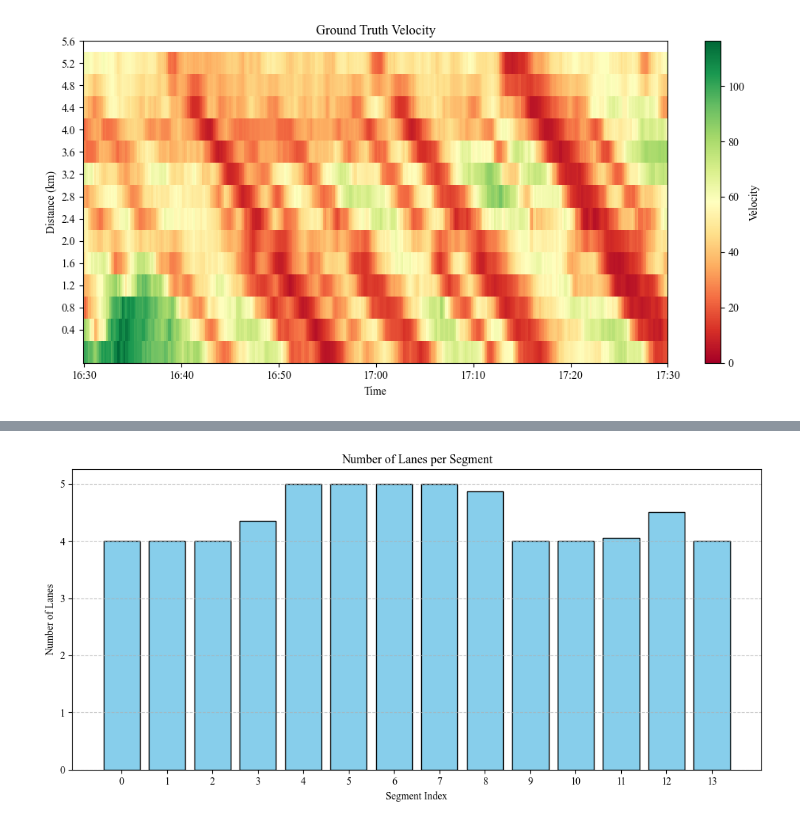
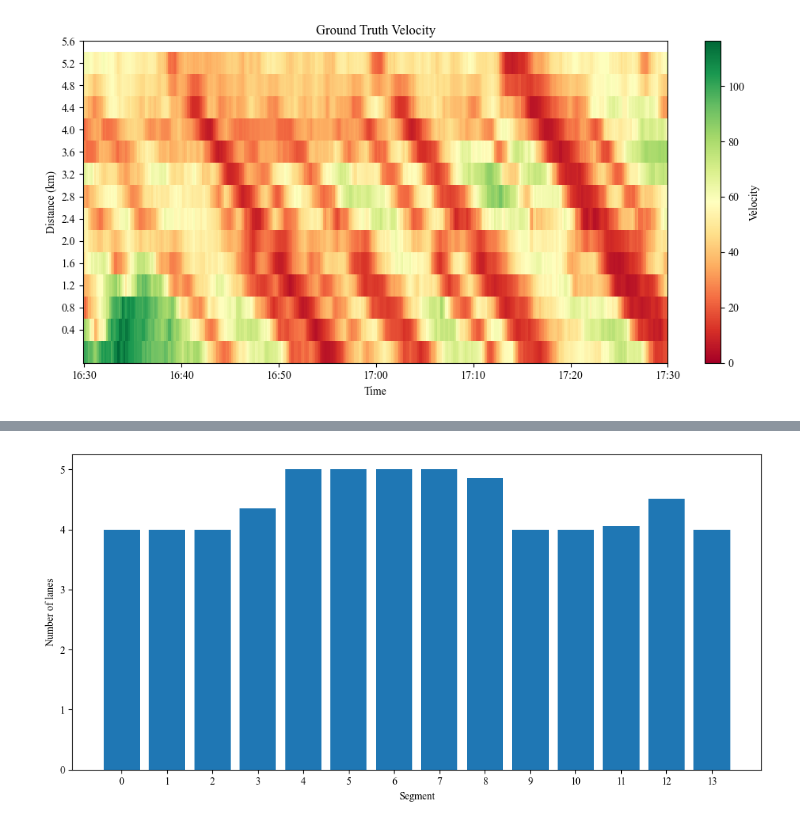
Before and after one commit to srags/mpc-traffic-flow, a Jupyter notebook: experiments/metanet_calibration.ipynb, the cells around one changed output, grey strips where cells are left out. Cells and saved outputs as stored; diff of their text form; code cells hidden in the pictures.

```diff
--- a/experiments/metanet_calibration.ipynb
+++ b/experiments/metanet_calibration.ipynb
@@ -212,0 +118,5 @@ assert v_pred_array.shape == v_hat[:, 1:-1].shape
+# %%
+scenario = load_scenario("i24", DATE)
+spec, traffic = scenario.spec, scenario.traffic
+
+include_ramping = True
@@ -294,9 +249,7 @@ p.show()
 # %%
 p = Plotter(1, 1)
-p[0].bar(np.arange(len(num_lanes_array)), num_lanes_array, color="skyblue", edgecolor="black")
-p[0].set(xlabel="Segment Index", ylabel="Number of Lanes", title="Number of Lanes per Segment",
-        xticks=np.arange(len(num_lanes_array)))
-p[0].grid(axis="y", linestyle="--", alpha=0.7)
+p[0].bar(np.arange(spec.num_segments), traffic.lanes)
+p[0].set(xlabel="Segment", ylabel="Number of lanes", xticks=np.arange(spec.num_segments))
 p.show()
 # %% [output]
-[figure, old version]
+[figure, new version]
```
Also changed, not shown: parts of 37 cells of this notebook, 1 other file.
